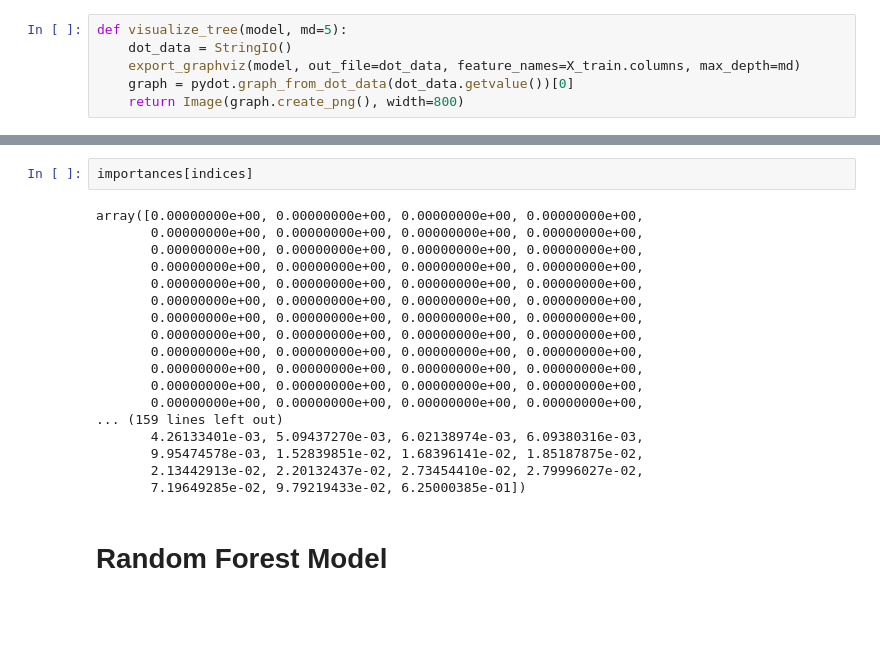
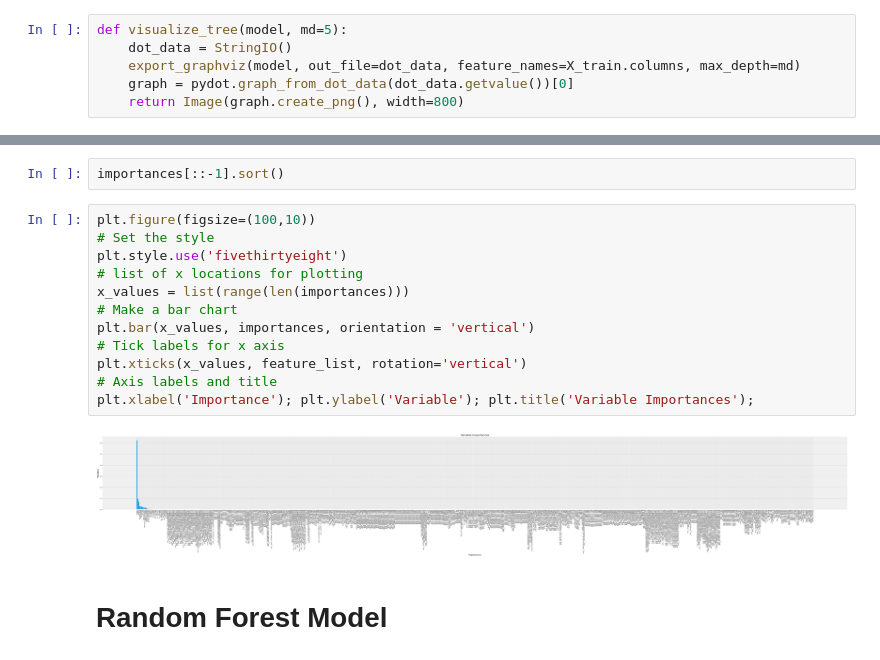
Before and after one commit to DanielKorenDataScience/RegressionProject, a Jupyter notebook: Regression Project.ipynb, the cells around one changed output, grey strips where cells are left out. Saved outputs shown, nothing was run; the diff lists cells and outputs as text; blank space fills up the shorter version.

```diff
--- a/Regression Project.ipynb
+++ b/Regression Project.ipynb
@@ -437,23 +421,19 @@ Text(0.5, 0, 'Relative\xa0Importance')
-# %%
-importances[indices]
-# %% [output]
-array([0.00000000e+00, 0.00000000e+00, 0.00000000e+00, 0.00000000e+00,
-       0.00000000e+00, 0.00000000e+00, 0.00000000e+00, 0.00000000e+00,
-       0.00000000e+00, 0.00000000e+00, 0.00000000e+00, 0.00000000e+00,
-       0.00000000e+00, 0.00000000e+00, 0.00000000e+00, 0.00000000e+00,
-       0.00000000e+00, 0.00000000e+00, 0.00000000e+00, 0.00000000e+00,
-       0.00000000e+00, 0.00000000e+00, 0.00000000e+00, 0.00000000e+00,
-       0.00000000e+00, 0.00000000e+00, 0.00000000e+00, 0.00000000e+00,
-       0.00000000e+00, 0.00000000e+00, 0.00000000e+00, 0.00000000e+00,
-       0.00000000e+00, 0.00000000e+00, 0.00000000e+00, 0.00000000e+00,
-       0.00000000e+00, 0.00000000e+00, 0.00000000e+00, 0.00000000e+00,
-       0.00000000e+00, 0.00000000e+00, 0.00000000e+00, 0.00000000e+00,
-       0.00000000e+00, 0.00000000e+00, 0.00000000e+00, 0.00000000e+00,
-... (159 lines left out)
-       4.26133401e-03, 5.09437270e-03, 6.02138974e-03, 6.09380316e-03,
-       9.95474578e-03, 1.52839851e-02, 1.68396141e-02, 1.85187875e-02,
-       2.13442913e-02, 2.20132437e-02, 2.73454410e-02, 2.79996027e-02,
-       7.19649285e-02, 9.79219433e-02, 6.25000385e-01])
+# %%
+importances[::-1].sort()
+# %%
+plt.figure(figsize=(100,10))
+# Set the style
+plt.style.use('fivethirtyeight')
+# list of x locations for plotting
+x_values = list(range(len(importances)))
+# Make a bar chart
+plt.bar(x_values, importances, orientation = 'vertical')
+# Tick labels for x axis
+plt.xticks(x_values, feature_list, rotation='vertical')
+# Axis labels and title
+plt.xlabel('Importance'); plt.ylabel('Variable'); plt.title('Variable Importances');
+# %% [output]
+[figure, added]
 # %% [markdown]
 # Random Forest Model
 # %%
```
Also changed, not shown: parts of 11 cells of this notebook.
